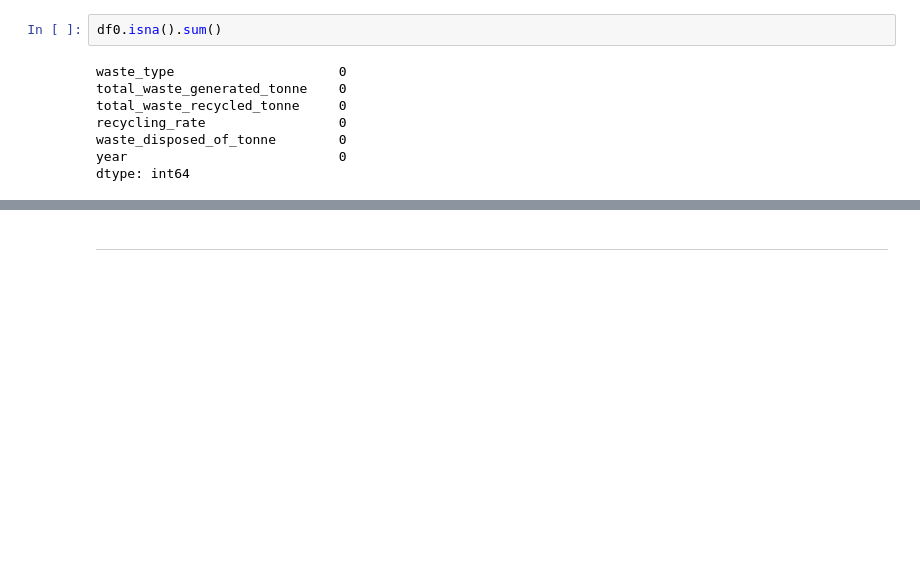
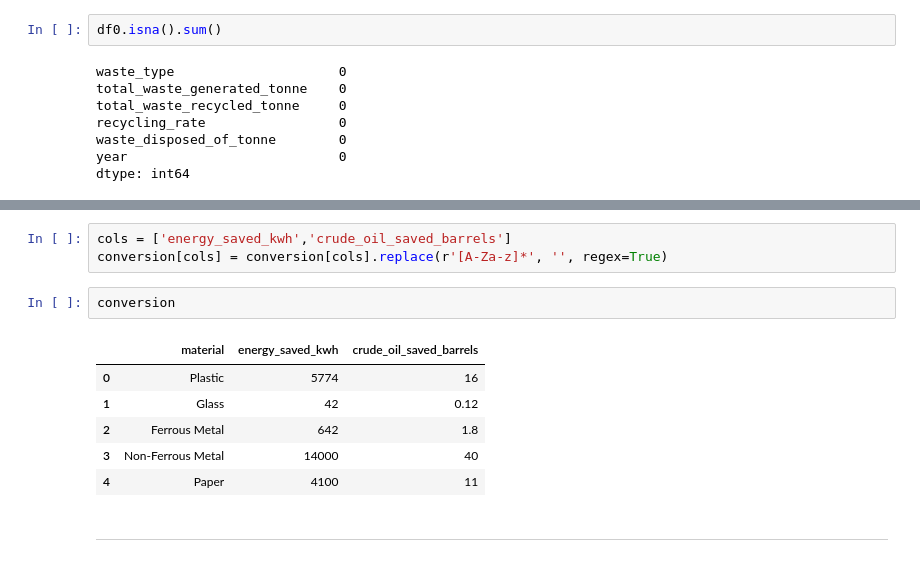
Before and after one commit to kuehbiko/02-Personal-Projects, a Jupyter notebook: WIP/Recycled Energy Savings in Singapore/recycled_materials_energy_analysis.ipynb, the cells around one changed output, grey strips where cells are left out. Cells and saved outputs as stored; diff of their text form; blank space fills up the shorter version.

```diff
--- a/WIP/Recycled Energy Savings in Singapore/recycled_materials_energy_analysis.ipynb
+++ b/WIP/Recycled Energy Savings in Singapore/recycled_materials_energy_analysis.ipynb
@@ -365,3 +363,15 @@ dtype: int64
+# %%
+cols = ['energy_saved_kwh','crude_oil_saved_barrels']
+conversion[cols] = conversion[cols].replace(r'[A-Za-z]*', '', regex=True)
+# %%
+conversion
+# %% [output]
+|  | material | energy_saved_kwh | crude_oil_saved_barrels |
+| 0 | Plastic | 5774 | 16 |
+| 1 | Glass | 42 | 0.12 |
+| 2 | Ferrous Metal | 642 | 1.8 |
+| 3 | Non-Ferrous Metal | 14000 | 40 |
+| 4 | Paper | 4100 | 11 |
 # %% [markdown]
 ***
 # %% [markdown]
```
Also changed, not shown: parts of 28 cells of this notebook, 1 other file.
